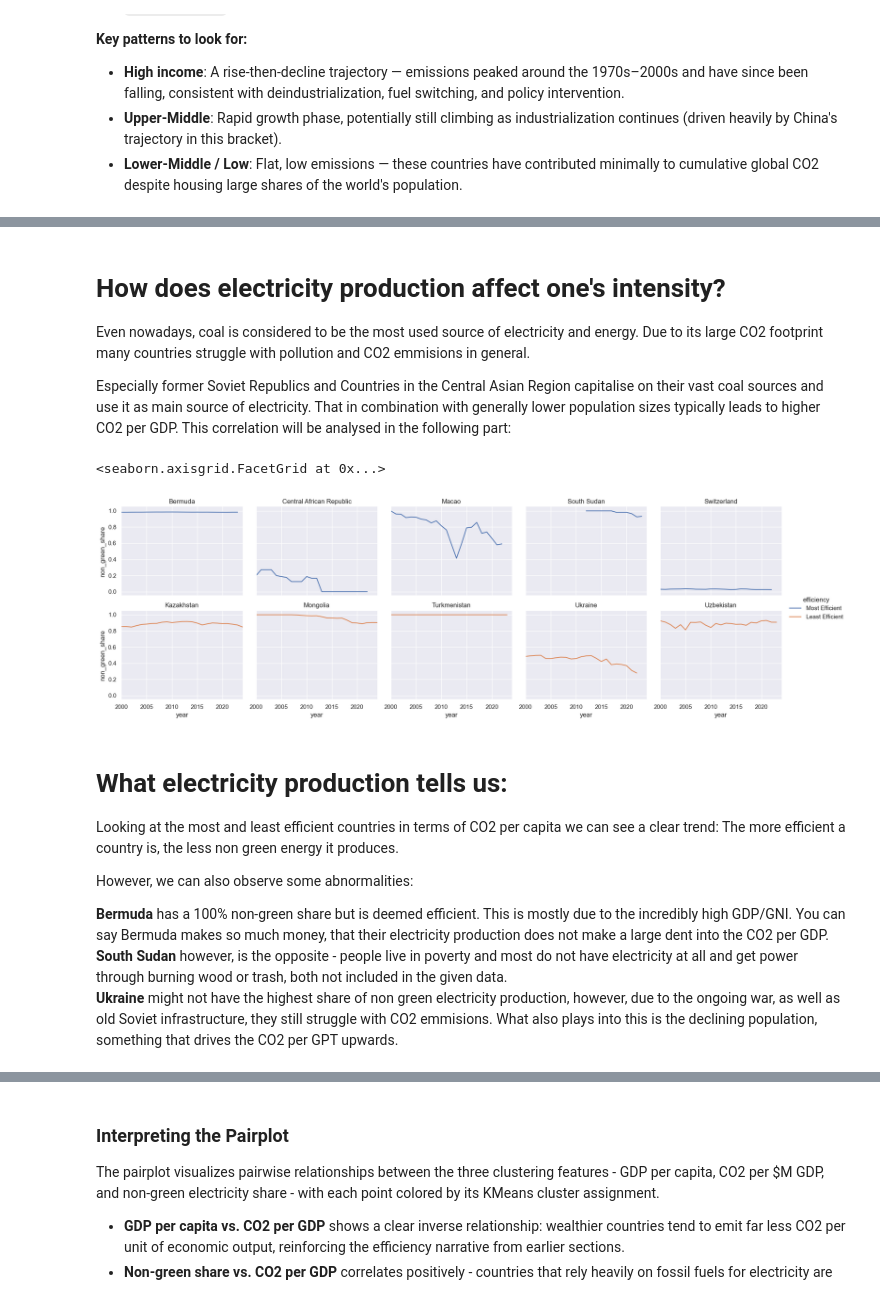
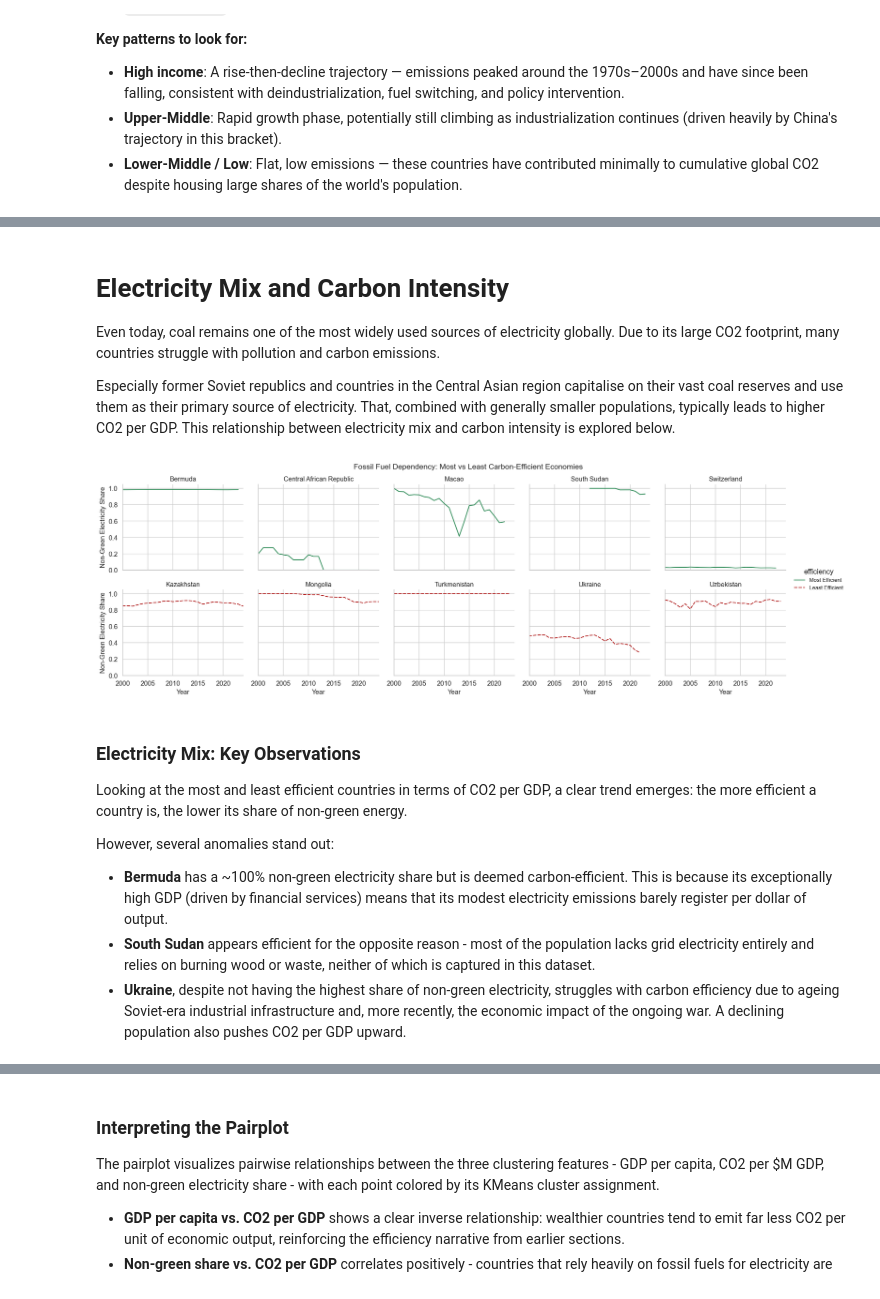
Before and after one commit to fabianfrank-dev/carbon_analysis, a Jupyter notebook: data_analytics_project.ipynb, the cells around one changed output, grey strips where cells are left out. Drawn from its saved outputs; the diff is of its cells as text; code cells hidden in the pictures.

```diff
--- a/data_analytics_project.ipynb
+++ b/data_analytics_project.ipynb
@@ -9,8 +9,6 @@ import pandas as pd
 import matplotlib.pyplot as plt
 import seaborn as sns
 import numpy as np
-import urllib.request
-import requests
 
 from functions import (
     apply_correlation_to_df,
@@ -24,8 +22,15 @@ from functions import (
     run_kmeans_elbow,
 )
 
-# set the themes
-sns.set_theme(style="darkgrid")
+# professional theme: clean white grid with muted palette
+sns.set_theme(style="whitegrid", palette="muted", font_scale=1.1)
+plt.rcParams.update({
+    "figure.dpi": 120,
+    "axes.titlesize": 14,
+    "axes.labelsize": 12,
+    "legend.fontsize": 10,
+    "figure.titlesize": 16,
+})
 %matplotlib inline
 # %% [markdown]
 ## Setup
@@ -162,7 +185,7 @@ Absolute CO2 and GDP figures are dominated by population size - China and India
 We use `np.divide` with a `where` guard to handle zero or missing population entries without raising division errors.
 # %%
-# vectorized division, check for NaN or invalid values and only calculate the correct values
-base_df['co2_per_capita'] = safe_divide(base_df['co2'].values, base_df['population'].values)
+# CO2 is in millions of tonnes; multiply by 1e6 to get tonnes, then divide by population
+base_df['co2_per_capita'] = safe_divide(base_df['co2'].values * 1e6, base_df['population'].values)
 base_df['gdp_per_capita'] = safe_divide(base_df['gdp'].values, base_df['population'].values)
 # %% [markdown]
 # Correlation Analysis
@@ -564,54 +603,51 @@ base_df
 5473 rows × 22 columns
 # %% [markdown]
-# How does electricity production affect one's intensity?
+# Electricity Mix and Carbon Intensity
 
-Even nowadays, coal is considered to be the most used source of electricity and energy. Due to its large CO2 footprint many countries struggle with pollution and CO2 emmisions in general.
+Even today, coal remains one of the most widely used sources of electricity globally. Due to its large CO2 footprint, many countries struggle with pollution and carbon emissions.
 
-Especially former Soviet Republics and Countries in the Central Asian Region capitalise on their vast coal sources and use it as main source of electricity. That in combination with generally lower population sizes typically leads to higher CO2 per GDP. This correlation will be analysed in the following part:
+Especially former Soviet republics and countries in the Central Asian region capitalise on their vast coal reserves and use them as their primary source of electricity. That, combined with generally smaller populations, typically leads to higher CO2 per GDP. This relationship between electricity mix and carbon intensity is explored below.
 # %%
-# take the top and least efficient countries
-# filter out co2_per_gdp == 0 (caused by missing GDP data in safe_divide)
+# identify the 5 most and least carbon-efficient countries (by mean co2_per_gdp)
 valid_efficiency = base_df[base_df['co2_per_gdp'] > 0]
 top5_efficient = valid_efficiency.groupby('iso_code')['co2_per_gdp'].mean().nsmallest(5).index
 top5_inefficient = valid_efficiency.groupby('iso_code')['co2_per_gdp'].mean().nlargest(5).index
 
-# change the countries into a plot
 countries_to_plot = list(top5_efficient) + list(top5_inefficient)
 plot_df = base_df[base_df['iso_code'].isin(countries_to_plot)].copy()
 
-# label each country as efficient or inefficient
 plot_df['efficiency'] = plot_df['iso_code'].apply(
     lambda x: 'Most Efficient' if x in top5_efficient else 'Least Efficient'
 )
 
-# efficient countries first (top row), then inefficient (bottom row)
+# order: efficient first (top row), inefficient second (bottom row)
 efficient_countries = plot_df[plot_df['efficiency'] == 'Most Efficient']['country'].unique()
 inefficient_countries = plot_df[plot_df['efficiency'] == 'Least Efficient']['country'].unique()
 col_order = list(efficient_countries) + list(inefficient_countries)
 
-# plot
 g = sns.relplot(
     data=plot_df,
     x='year', y='non_green_share',
-    hue='efficiency',
+    hue='efficiency', style='efficiency',
     col='country', col_wrap=5,
     col_order=col_order,
-    kind='line',
-    height=3, aspect=1.2,
-    facet_kws={'xlim': (2000, 2024)}
+    kind='line', height=3, aspect=1.2,
+    palette={'Most Efficient': 'seagreen', 'Least Efficient': 'firebrick'},
+    facet_kws={'xlim': (2000, 2024), 'ylim': (0, 1.05)}
 )
 g.set_titles("{col_name}")
+g.set_axis_labels("Year", "Non-Green Electricity Share")
+g.fig.suptitle("Fossil Fuel Dependency: Most vs Least Carbon-Efficient Economies", y=1.02, fontsize=14)
+plt.show()
 # %% [output]
-<seaborn.axisgrid.FacetGrid at 0x...>
-[figure, old version]
+[figure, new version]
 # %% [markdown]
-# What electricity production tells us:
+### Electricity Mix: Key Observations
 
-Looking at the most and least efficient countries in terms of CO2 per capita we can see a clear trend:
-The more efficient a country is, the less non green energy it produces.
+Looking at the most and least efficient countries in terms of CO2 per GDP, a clear trend emerges: the more efficient a country is, the lower its share of non-green energy.
 
-However, we can also observe some abnormalities:
+However, several anomalies stand out:
 
-**Bermuda** has a 100% non-green share but is deemed efficient. This is mostly due to the incredibly high GDP/GNI. You can say Bermuda makes so much money, that their electricity production does not make a large dent into the CO2 per GDP. <br>
-**South Sudan** however, is the opposite - people live in poverty and most do not have electricity at all and get power through burning wood or trash, both not included in the given data. <br>
-**Ukraine** might not have the highest share of non green electricity production, however, due to the ongoing war, as well as old Soviet infrastructure, they still struggle with CO2 emmisions. What also plays into this is the declining population, something that drives the CO2 per GPT upwards.
+- **Bermuda** has a ~100% non-green electricity share but is deemed carbon-efficient. This is because its exceptionally high GDP (driven by financial services) means that its modest electricity emissions barely register per dollar of output.
+- **South Sudan** appears efficient for the opposite reason - most of the population lacks grid electricity entirely and relies on burning wood or waste, neither of which is captured in this dataset.
+- **Ukraine**, despite not having the highest share of non-green electricity, struggles with carbon efficiency due to ageing Soviet-era industrial infrastructure and, more recently, the economic impact of the ongoing war. A declining population also pushes CO2 per GDP upward.
```
Also changed, not shown: parts of 29 cells of this notebook.
